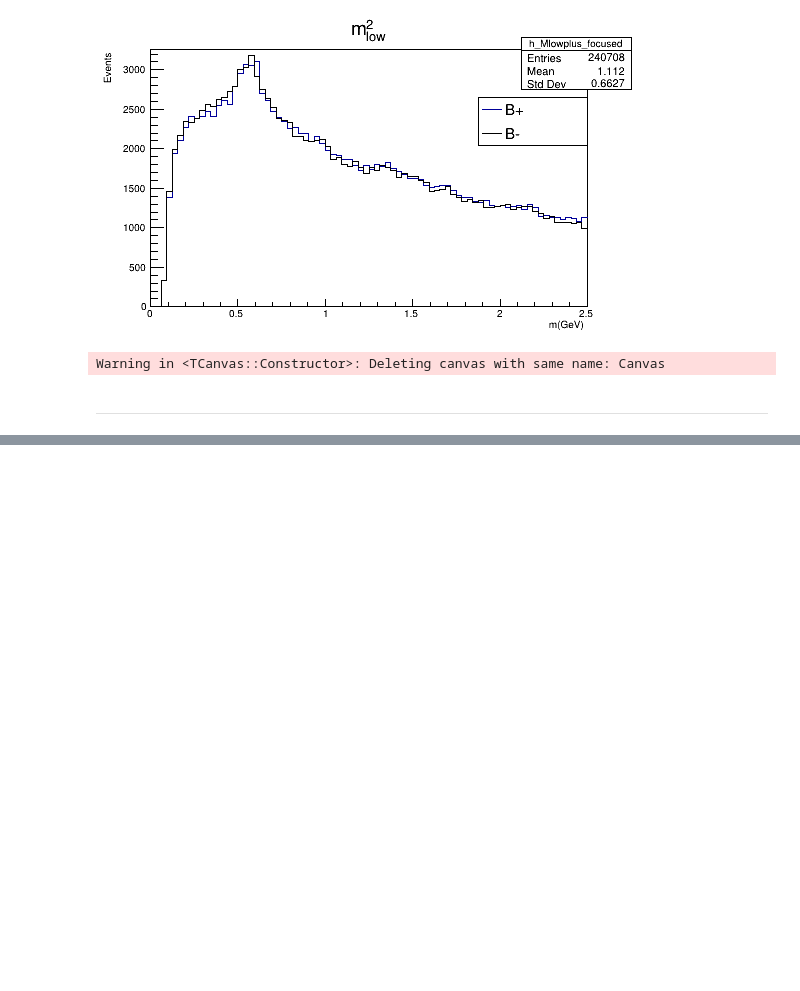
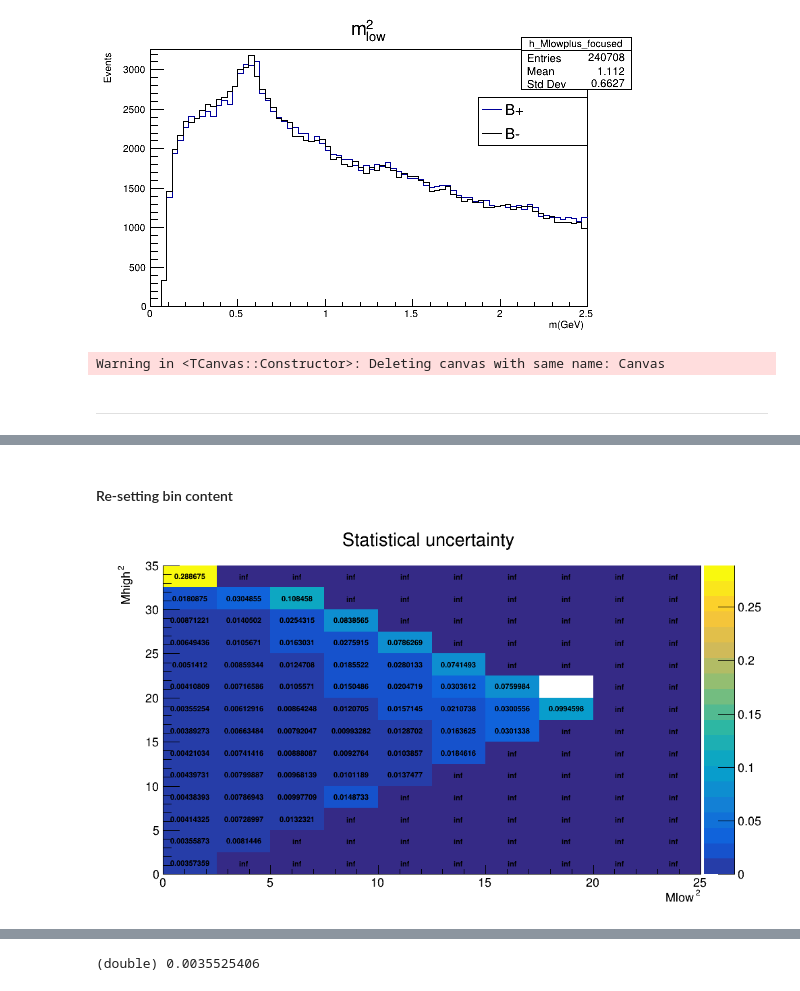
Before and after one commit to jjpereirab/B2HHH_2022_1, a Jupyter notebook: root_pipipi.ipynb, the cells around one changed output, grey strips where cells are left out. Saved outputs shown, nothing was run; the diff lists cells and outputs as text; code cells hidden in the pictures; blank space fills up the shorter version.

Commit message:
uncertainty

```diff
--- a/root_pipipi.ipynb
+++ b/root_pipipi.ipynb
@@ -476,0 +468,18 @@ Warning in <TCanvas::Constructor>: Deleting canvas with same name: Canvas
+# %% [markdown]
+#### Re-setting bin content
+# %%
+TH2F *Uncertainty = Asym;
+Uncertainty->SetTitle("Statistical uncertainty");
+
+for (int bin=0; bin<=Asym->GetNcells(); ++bin) {
+    double binAsym = Uncertainty->GetBinContent(bin);
+    double binDenom = Denominator->GetBinContent(bin);
+    Uncertainty->SetBinContent(bin, sqrt( (1 - binAsym*binAsym) / binDenom ));
+}
+
+TCanvas *canvas = new TCanvas("Canvas","",1000,600);
+Uncertainty->SetStats(0);
+Uncertainty->Draw("text colz");
+canvas->Draw();
+# %% [output]
+[figure, added]
@@ -477,3 +487,14 @@ Warning in <TCanvas::Constructor>: Deleting canvas with same name: Canvas
+# %%
+double AA = 0.00487165;
+int deno = 39810 + 39424;
+
+unc = sqrt((1- AA*AA)/deno);
+
+Asym->GetBinContent(20);
+Asym->GetNcells();
+unc
+# %% [output]
+(double) 0.0035525406
 # %%
 cout << c1 << endl;
 cout << c2 << endl;
```
Also changed, not shown: parts of 8 cells of this notebook, 3 other files.
